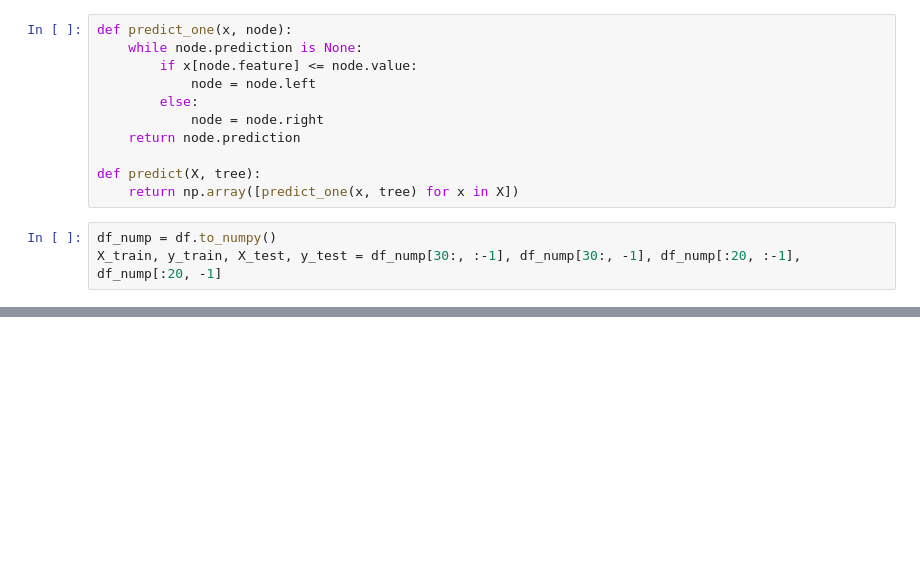
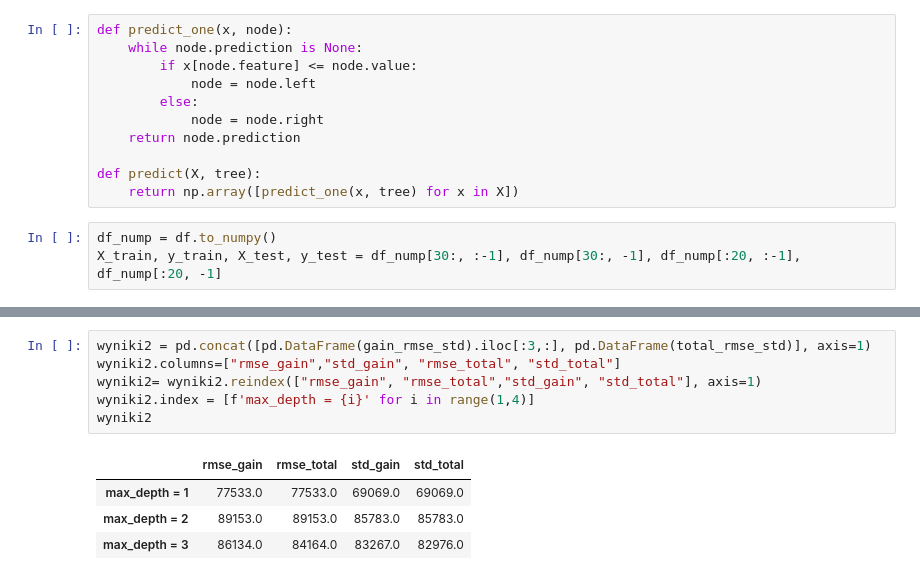
Before and after one commit to kaluznys/uczenie_maszynowe_UW, a Jupyter notebook: praca_domowa6.ipynb, the cells around one changed output, grey strips where cells are left out. Cells and saved outputs as stored; diff of their text form; blank space fills up the shorter version.

```diff
--- a/praca_domowa6.ipynb
+++ b/praca_domowa6.ipynb
@@ -336,0 +406,11 @@ If you find that any pair of formulations is equivalent, provide a concise proof
+# %%
+wyniki2 = pd.concat([pd.DataFrame(gain_rmse_std).iloc[:3,:], pd.DataFrame(total_rmse_std)], axis=1)
+wyniki2.columns=["rmse_gain","std_gain", "rmse_total", "std_total"]
+wyniki2= wyniki2.reindex(["rmse_gain", "rmse_total","std_gain", "std_total"], axis=1)
+wyniki2.index = [f'max_depth = {i}' for i in range(1,4)]
+wyniki2
+# %% [output]
+|  | rmse_gain | rmse_total | std_gain | std_total |
+| max_depth = 1 | 77533.0 | 77533.0 | 69069.0 | 69069.0 |
+| max_depth = 2 | 89153.0 | 89153.0 | 85783.0 | 85783.0 |
+| max_depth = 3 | 86134.0 | 84164.0 | 83267.0 | 82976.0 |
```
Also changed, not shown: parts of 19 cells of this notebook.
